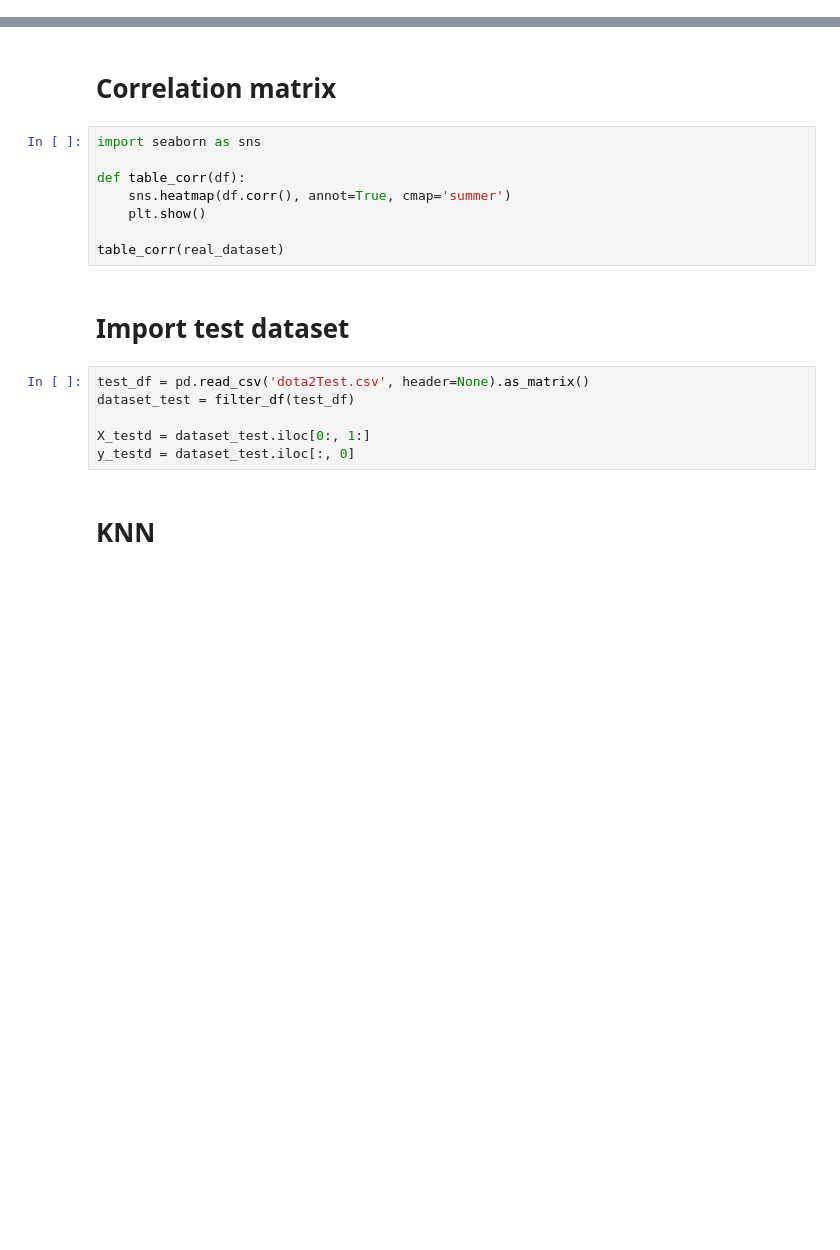
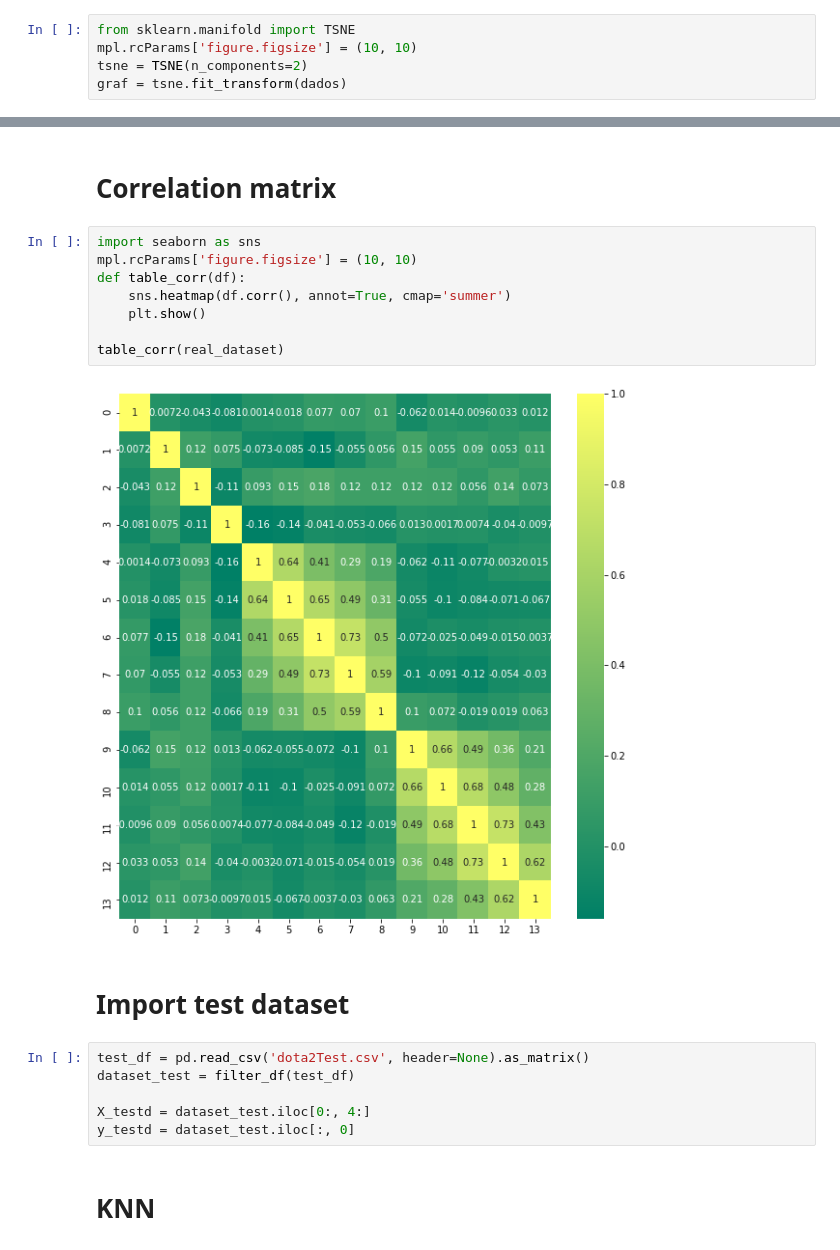
Before and after one commit to Machine-Learning-FGA/Dota2-Games-Results, a Jupyter notebook: Training customize table.ipynb, the cells around one changed output, grey strips where cells are left out. Saved outputs shown, nothing was run; the diff lists cells and outputs as text; blank space fills up the shorter version.

Commit message:
Adding graphs of dataset

```diff
--- a/Training customize table.ipynb
+++ b/Training customize table.ipynb
@@ -42,0 +35,5 @@ y = real_dataset.iloc[:, 0]
+# %%
+from sklearn.manifold import TSNE
+mpl.rcParams['figure.figsize'] = (10, 10)
+tsne = TSNE(n_components=2)
+graf = tsne.fit_transform(dados)
@@ -44,19 +51,21 @@ y = real_dataset.iloc[:, 0]
 # Correlation matrix
 # %%
 import seaborn as sns
-
+mpl.rcParams['figure.figsize'] = (10, 10)
 def table_corr(df):
     sns.heatmap(df.corr(), annot=True, cmap='summer')
     plt.show()
 
 table_corr(real_dataset)
+# %% [output]
+[figure, added]
 # %% [markdown]
 # Import test dataset
 # %%
 test_df = pd.read_csv('dota2Test.csv', header=None).as_matrix()
 dataset_test = filter_df(test_df)
 
-X_testd = dataset_test.iloc[0:, 1:]
+X_testd = dataset_test.iloc[0:, 4:]
 y_testd = dataset_test.iloc[:, 0]
 # %% [markdown]
 # KNN
```
Also changed, not shown: parts of 16 cells of this notebook, 1 other file.
